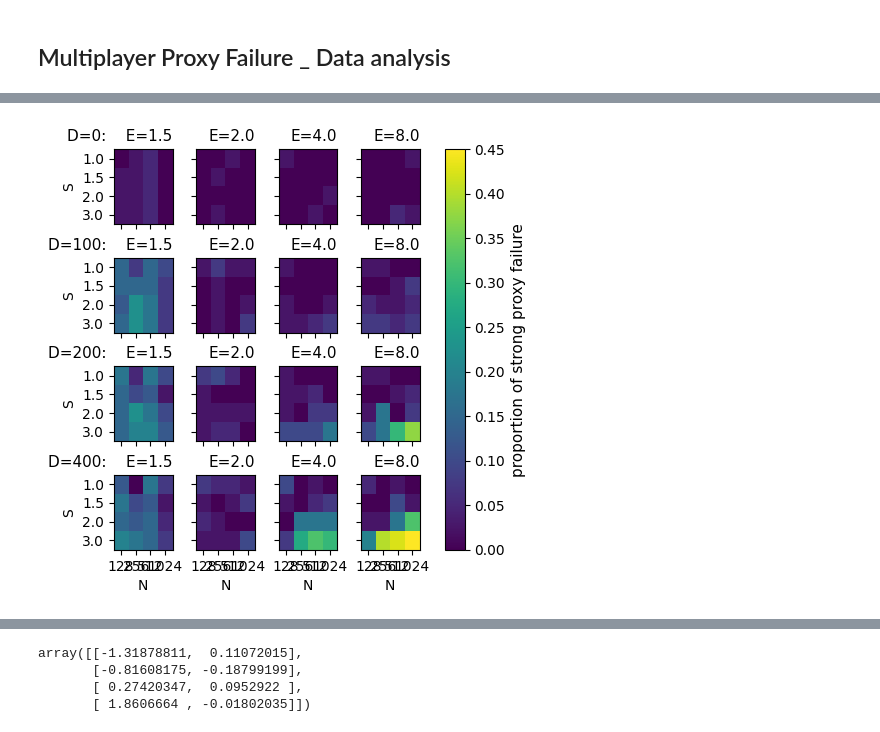
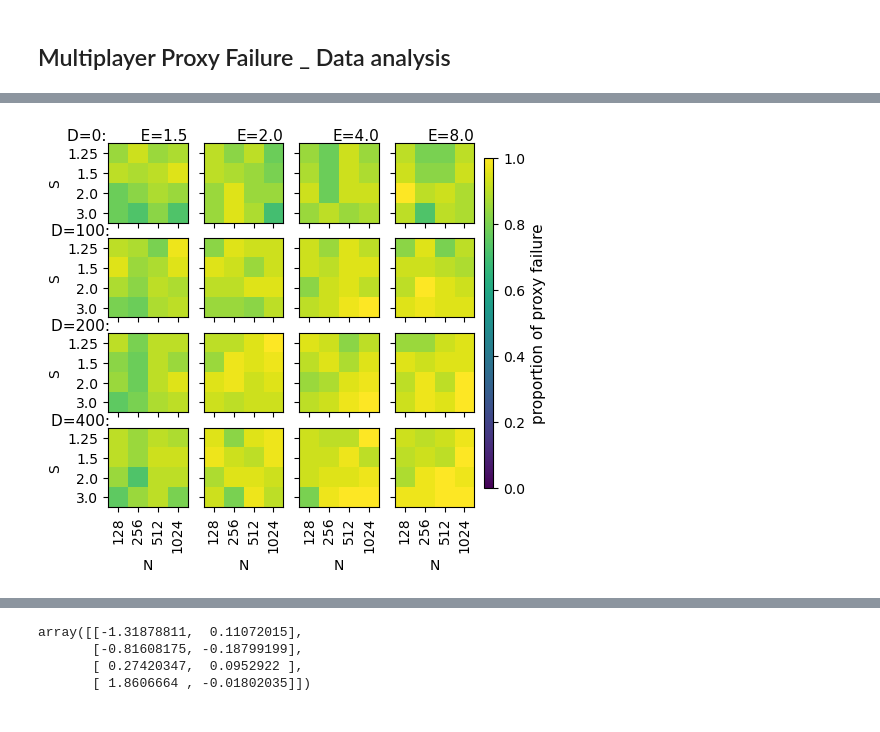
Before and after one commit to paulbanse/Proxy_General_Model, a Jupyter notebook: Clean_version/analyze_data.ipynb, the cells around one changed output, grey strips where cells are left out. Cells and saved outputs as stored; diff of their text form; code cells hidden in the pictures.

```diff
--- a/Clean_version/analyze_data.ipynb
+++ b/Clean_version/analyze_data.ipynb
@@ -7,13 +7,13 @@ import pandas as pd
 import matplotlib
 # %%
 # use pandas to read filtered data
-df = pd.read_csv('data_file_dump_proba.csv')
-
+#df = pd.read_csv('data_final_push_2.csv')
+df = pd.read_csv('data_final_push_2.csv')
 #fuse the two dataframes
-
+#df = pd.concat([df, df2], ignore_index=True)
 
 pd.set_option('display.max_columns', None)
-
+print(df)
 df["goal_improvement"] = df["maxed_goal_value"] - df["goal_base"]
 df["delta_opti_goal"] = df["optimal_goal_value"] - df["goal_base"]
 df["correlation_diff"] = df['correlation_on_max_proxy'] -  df['correlation_base']
@@ -124,6 +141,6 @@ Beware, Na values for correlation_diff are ignored
 Name: correlation_diff, Length: 640, dtype: float64
 # %%
-def plot_4params(df, param1, param2, param3, param4, weak = False):
+def plot_4params(df, param1, param2, param3, param4, option = '', filename = "test", cmax = None):
     ''' find all possible values of param1 and param2 in the dataframe df
         then for each combination of param1 and param2, make a scatter plot along the other two parameters
         and color the points according to param_for_color
@@ -135,10 +152,11 @@ def plot_4params(df, param1, param2, param3, param4, weak = False):
     param4_values = df[param4].unique()
     cm = 1/2.54
     param_combinations = list(product(param1_values, param2_values))
-    fig, axes = plt.subplots(len(param1_values), len(param2_values), figsize=(12*cm, 12*cm), sharex=True, sharey=True, layout='compressed')
+    fig, axes = plt.subplots(len(param1_values), len(param2_values), figsize=(12*cm, 12*cm), sharex=True, sharey=True)
     #search for the maximum and minimum of param_for_color
     param_range = range(len(param_combinations))
     Ms = [np.zeros((len(param3_values), len(param4_values))) for k in param_range]
+
 
 
     for k in param_range:
@@ -157,54 +175,99 @@ def plot_4params(df, param1, param2, param3, param4, weak = False):
 
         for (p3, p4) in param3_4_combinations:
             subsub_df = sub_df[(sub_df[param3] == p3) & (sub_df[param4] == p4)]
+            subsub_df = subsub_df[subsub_df.notna()]
+            total = len(subsub_df)
+            proxy_failure_df = subsub_df[(subsub_df["correlation_diff"] < 0)]
+            prop_failure_prox = len(proxy_failure_df ) / total
+            prop_failure_strong = len(proxy_failure_df[proxy_failure_df["goal_improvement"] < 0]) / total
 
-            prop_failure = len(subsub_df[subsub_df["goal_improvement"] < -0.001]) / len(subsub_df)
-            if weak:
-                subsub_df = subsub_df[subsub_df.notna()]
-                prop_failure = len(subsub_df[(subsub_df["correlation_diff"] < 0) ]) / len(subsub_df)
+            temp_weakdf = proxy_failure_df[proxy_failure_df["goal_improvement"] > 0]
+            prop_failure_weak = len(temp_weakdf[temp_weakdf["proxy_improvement"] > temp_weakdf["goal_improvement"]]) / total
+            prop_failure_benign = len(proxy_failure_df[proxy_failure_df["proxy_improvement"] < proxy_failure_df["goal_improvement"] ]) / total
+
+            DeltaProx = np.mean(subsub_df["proxy_improvement"])
+            DeltaGoal = np.mean(subsub_df["goal_improvement"])
+            DeltaCorr = np.mean(subsub_df["correlation_diff"])
+            if option =='strong':
+                prop_failure = prop_failure_strong
+            elif option == 'weak':
+                prop_failure = prop_failure_weak
+            elif option == 'benign':
+                prop_failure = prop_failure_benign
+            elif option == 'proxy_failure':
+                prop_failure = prop_failure_prox
+            elif option == 'DeltaProx':
+                prop_failure = DeltaProx
+            elif option == 'DeltaGoal':
+                prop_failure = DeltaGoal
+            elif option == 'DeltaCorr':
+                prop_failure = DeltaCorr
 
             Ms[k][param3_values.tolist().index(p3), param4_values.tolist().index(p4)] = prop_failure
 
+
         # make a colormap of M
+    if cmax is None:
         cmax = max([np.max(Ms[k]) for k in range(len(param_combinations))])
         cmin = min([np.min(Ms[k]) for k in range(len(param_combinations))])
+    else:
+        cmin = 0
+        cmax = max(cmax, max([np.max(Ms[k]) for k in range(len(param_combinations))]))
+    cmap = 'viridis'
+    if option == "DeltaCorr":
+        cmap = 'inferno_r'
     for k in param_range:
         (p1, p2 )= param_combinations[param_range[k]]
         xi = param1_values.tolist().index(p1)
         yi = param2_values.tolist().index(p2)
         ax = axes[xi, yi]
         ax.grid(False)
-        c = ax.imshow(Ms[k], origin='lower', vmin=cmin, vmax=cmax, cmap='viridis', aspect='auto')
+        c = ax.imshow(Ms[k], origin='lower', vmin=cmin, vmax=cmax, cmap=cmap, aspect='auto')
 
         #ax.scatter(grouped[param3], grouped[param4], alpha = 0.7, color = plt.cm.viridis((grouped[param_for_color] - min_color) / (max_color - min_color)))
+
+
         if param2_values.tolist().index(p2) == 0:
             ax.set_ylabel(param3)
             ax.set_yticks([0,1,2,3],param3_values)
-            ax.set_title(f'{param1}={p1}:    {param2}={p2}', fontsize = 11, loc='right')
-        else:
-            ax.set_title(f'{param2}={p2}', fontsize = 11, loc='right')
+            ax.set_title(f'{param1}={p1}:                ', fontsize = 11, loc='right', pad = -5)
+            if param1_values.tolist().index(p1) == 0:
+                ax.set_title(f'{param1}={p1}:       {param2}={p2}', fontsize = 11, loc='right', pad = -5)
+        elif param1_values.tolist().index(p1) == 0:
+            ax.set_title(f'{param2}={p2}', fontsize = 11, loc='right', pad = -5)
         if param1_values.tolist().index(p1) == len(param1_values)-1:
             ax.set_xlabel(param4)
-            ax.set_xticks([0,1,2,3],param4_values)
+            ax.set_xticks([0,1,2,3],param4_values,rotation=90)
         ax.invert_yaxis()
 
 
 
 
 
     # add a common colorbar between the maximum and minimum of param_for_color
-    sm = plt.cm.ScalarMappable(cmap='viridis', norm=plt.Normalize(vmin=cmin, vmax=cmax))
+    sm = plt.cm.ScalarMappable(cmap=cmap, norm=plt.Normalize(vmin=cmin, vmax=cmax))
     sm.set_array([])
-    cbar = fig.colorbar(sm, ax=axes.ravel().tolist(), orientation='vertical')
-    if weak:
-        cbar.set_label("proportion of weak proxy failure", fontsize = 11)
+    cax = fig.add_axes([0.92, 0.15, 0.02, 0.7])   # [left, bottom, width, height] in figure coords
+    cbar = fig.colorbar(sm, cax=cax, orientation='vertical')
+    #cbar = fig.colorbar(sm, ax=axes.ravel().tolist(), orientation='vertical', pad = 500)
+    if option == 'proxy_failure':
+        cbar.set_label("proportion of proxy failure", fontsize = 11)
+    elif option[:5] == "Delta" :
+        cbar.set_label("mean of "+ option+ "", fontsize = 11)
     else:
-        cbar.set_label("proportion of strong proxy failure", fontsize = 11)
+        cbar.set_label("proportion of "+ option+ " failure", fontsize = 11)
     matplotlib.rcParams['pdf.fonttype'] = 42
     matplotlib.rcParams['ps.fonttype'] = 42
-    plt.savefig("test.pdf")
+    plt.subplots_adjust(wspace=0.2, hspace=0.2)
+    plt.savefig(filename +".svg", dpi = 500)
     plt.show()
-#plot_4params(df, 'S', 'N', 'D', 'E', False)
-plot_4params(df, 'D', 'E', 'S', 'N', False)
+    return cmax
+plot_4params(df, 'D', 'E', 'S', 'N', "proxy_failure", filename= "Matrixproxyfailure",cmax = 1)
+plot_4params(df, 'D', 'E', 'S', 'N', "strong", filename= "Matrixstrongproxyfailure",cmax = 1)
+plot_4params(df, 'D', 'E', 'S', 'N', "weak", filename= "Matrixweakproxyfailure",cmax = 1)
+plot_4params(df, 'D', 'E', 'S', 'N', "benign", filename= "Matrixbenignproxyfailure",cmax = 1)
+cmax = plot_4params(df, 'D', 'E', 'S', 'N', "DeltaProx", filename= "MatrixDeltaProx", cmax = 0)
+plot_4params(df, 'D', 'E', 'S', 'N', "DeltaGoal", filename= "MatrixDeltaGoal", cmax = cmax)
+plot_4params(df, 'D', 'E', 'S', 'N', "DeltaCorr", filename= "MatrixDeltaCorr")
 # %% [output]
-[figure, old version]
+[figure, new version]
```
Also changed, not shown: parts of 14 cells of this notebook, 4 other files.
